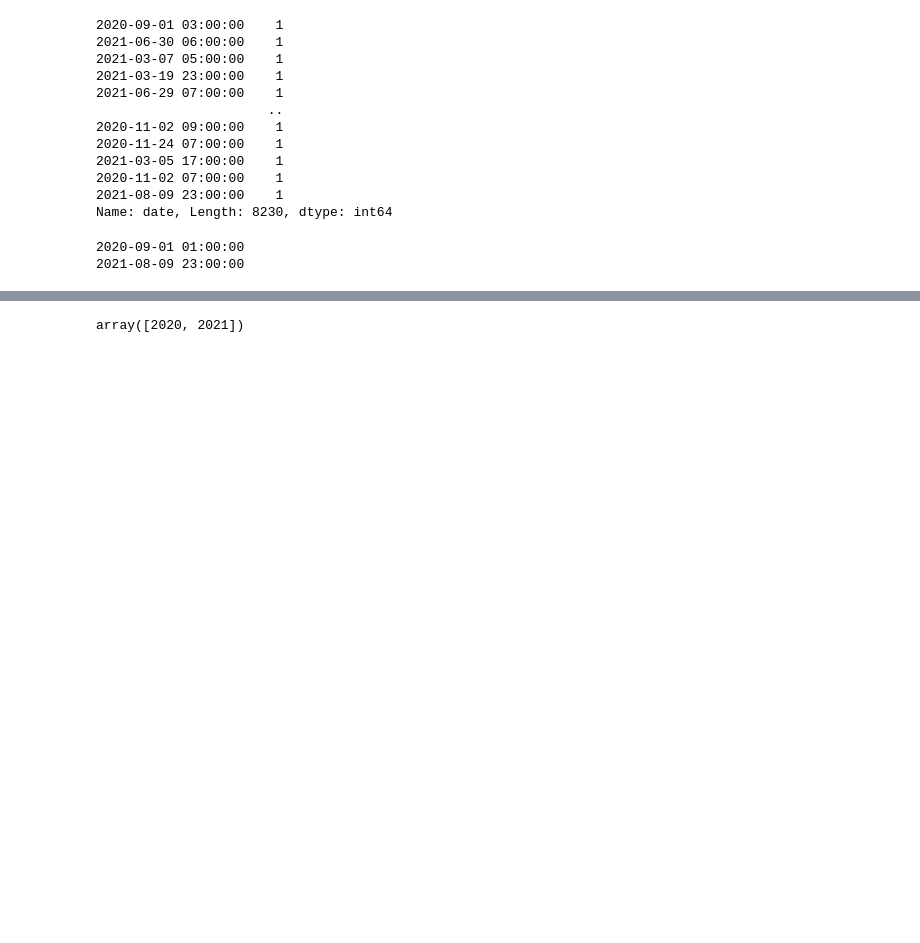
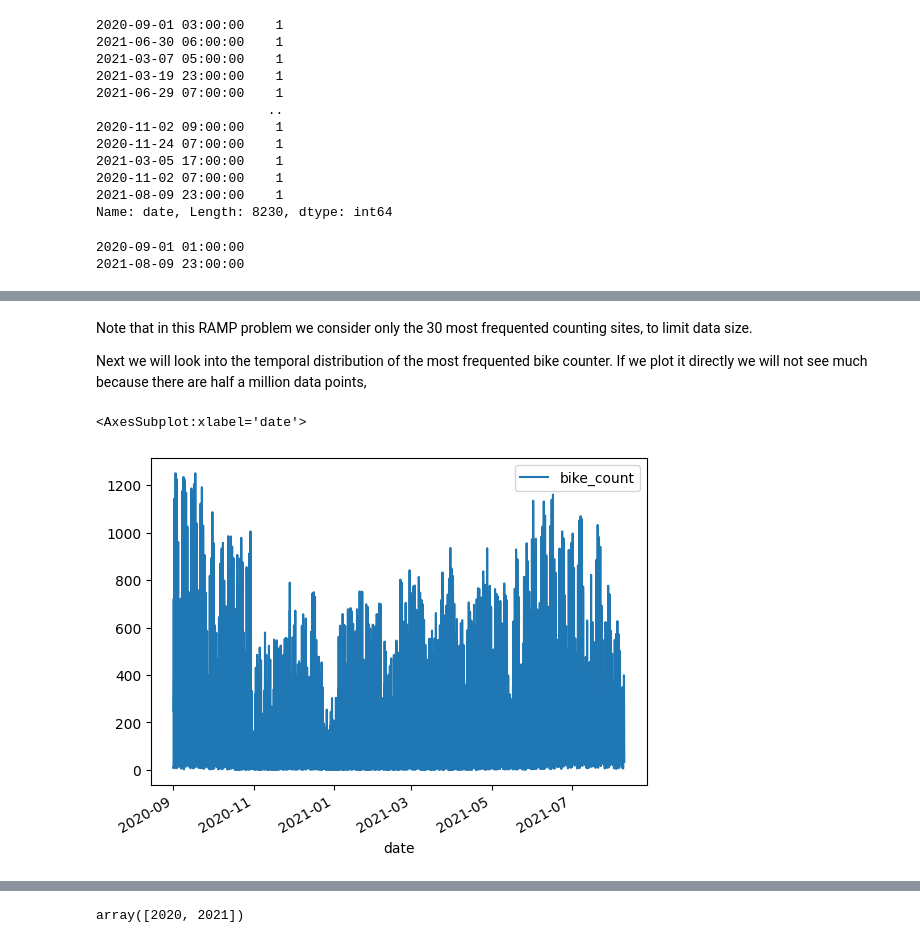
Before and after one commit to stlbnmaria/PythonForDS_Project, a Jupyter notebook: data_analyses/data_analyses.ipynb, the cells around one changed output, grey strips where cells are left out. Drawn from its saved outputs; the diff is of its cells as text; code cells hidden in the pictures; blank space fills up the shorter version.

```diff
--- a/data_analyses/data_analyses.ipynb
+++ b/data_analyses/data_analyses.ipynb
@@ -63,0 +114,12 @@ print(data.date.max())
+# %% [markdown]
+Note that in this RAMP problem we consider only the 30 most frequented counting sites, to limit data size.
+
+
+Next we will look into the temporal distribution of the most frequented bike counter. If we plot it directly we will not see much because there are half a million data points,
+# %%
+mask = data["counter_name"] == "Totem 73 boulevard de Sébastopol S-N"
+
+data[mask].plot(x="date", y="bike_count")
+# %% [output]
+<AxesSubplot:xlabel='date'>
+[figure, added]
```
Also changed, not shown: parts of 34 cells of this notebook.
